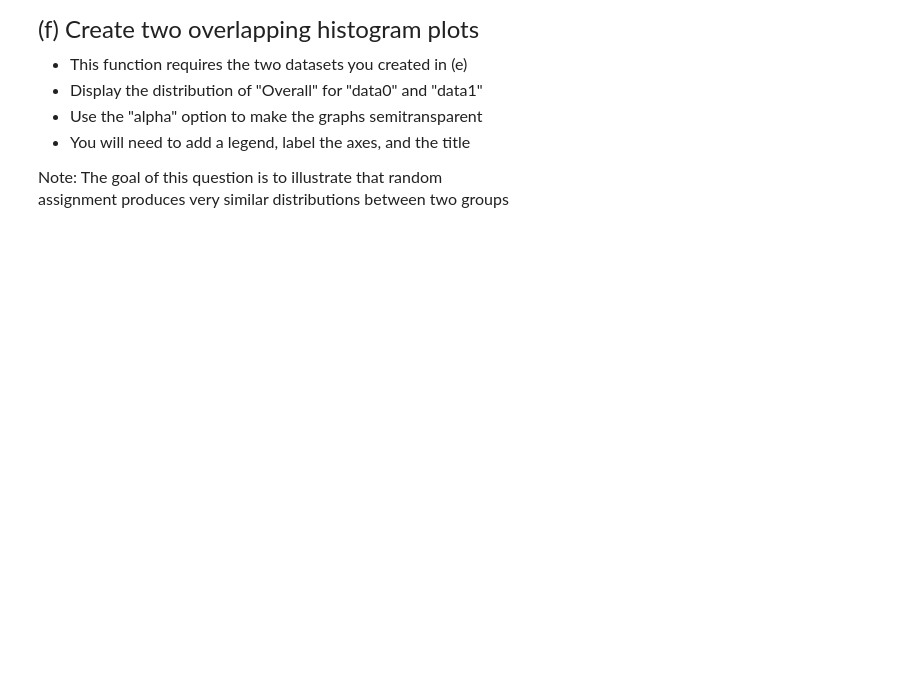
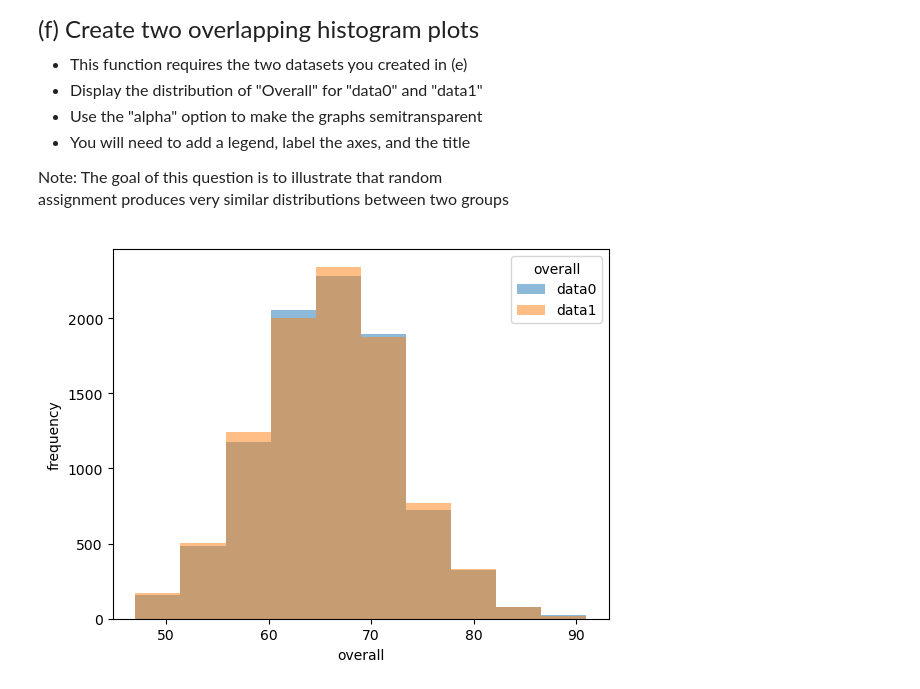
Before and after one commit to serenaz0108/qtm151spring2023, a Jupyter notebook: Quiz 2 - Section 5/Quiz 2 - Section 5.ipynb, the cells around one changed output. Drawn from its saved outputs; the diff is of its cells as text; code cells hidden in the pictures; blank space fills up the shorter version.

```diff
--- a/Quiz 2 - Section 5/Quiz 2 - Section 5.ipynb
+++ b/Quiz 2 - Section 5/Quiz 2 - Section 5.ipynb
@@ -231,6 +242,9 @@ store it in a new dataset called "data1"
 list_status = [0, 1]
 list_prob = [0.5, 0.5]
 n = len(fifa23_players_basics)
-np.random.choice(list_status,
+fifa23_players_basics["status"] = np.random.choice(list_status,
                  size = n,
                  p = list_prob)
+
+data0 = fifa23_players_basics.query("status == 0")
+data1 = fifa23_players_basics.query("status == 1")
@@ -254,0 +265,13 @@ assignment produces very similar distributions between two groups
+# %%
+# Write your own code
+
+plt.hist(x = data0["Overall"],alpha = 0.5)
+plt.hist(x = data1["Overall"],alpha = 0.5)
+plt.xlabel("overall")
+plt.ylabel("frequency")
+plt.legend(labels = ["data0","data1"],
+           title  = "overall")
+
+plt.show()
+# %% [output]
+[figure, added]
```
Also changed, not shown: parts of 3 cells of this notebook, 3 other files.
